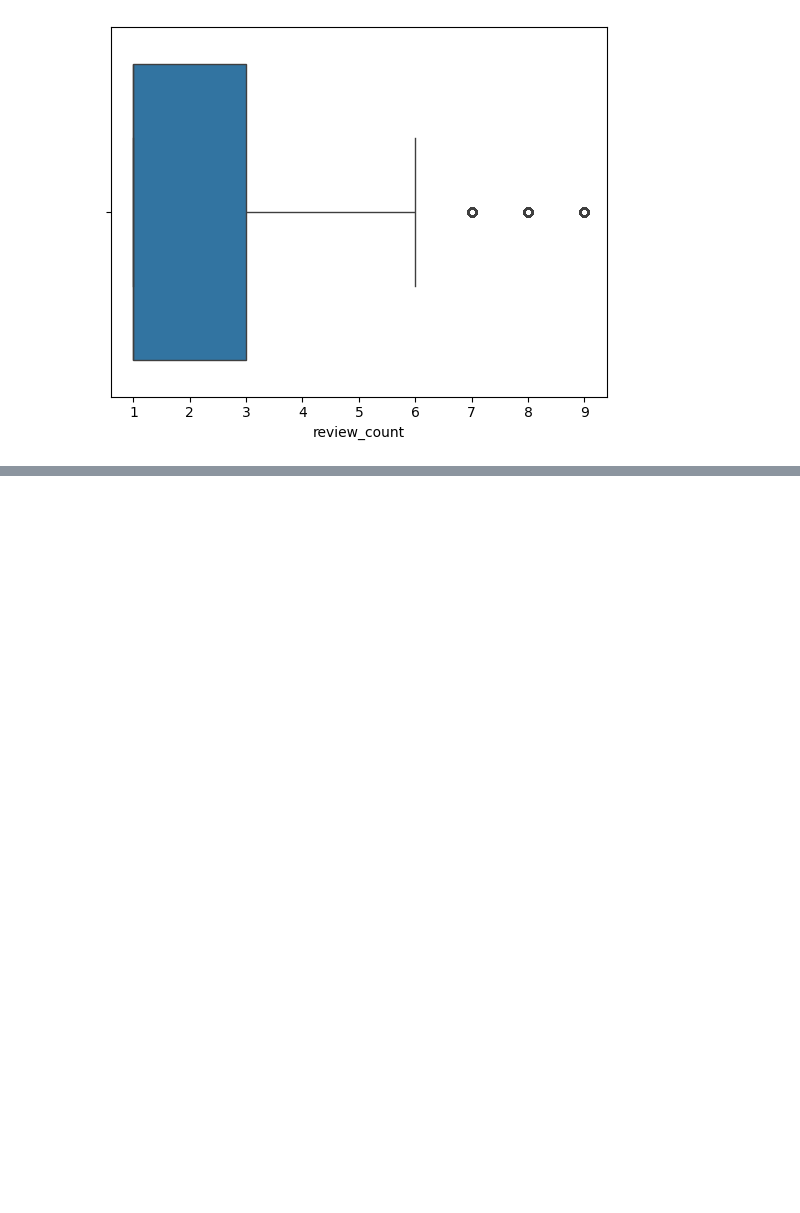
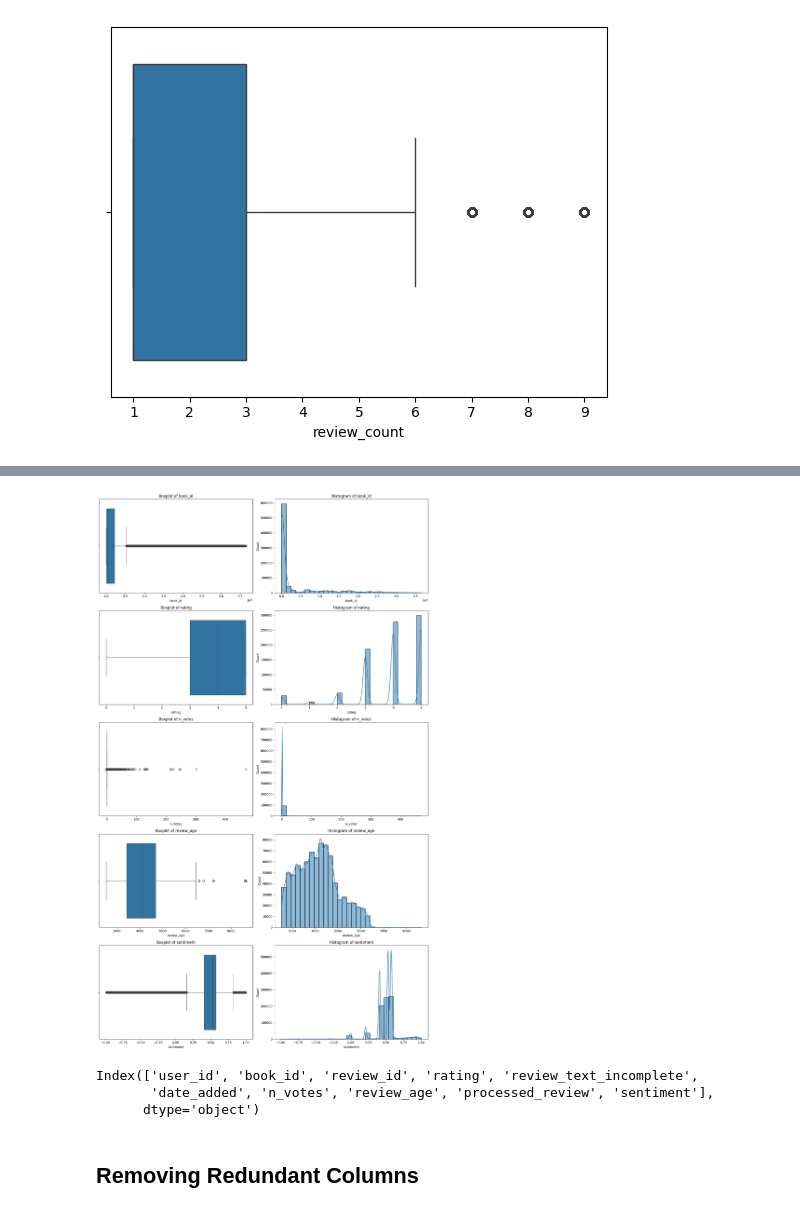
Before and after one commit to Pangerlanger/bt4222-books, a Jupyter notebook: sampling.ipynb, the cells around one changed output, grey strips where cells are left out. Saved outputs shown, nothing was run; the diff lists cells and outputs as text; code cells hidden in the pictures; blank space fills up the shorter version.

```diff
--- a/sampling.ipynb
+++ b/sampling.ipynb
@@ -81,0 +139,33 @@ sampled_interactions_df.head()
+# %%
+# Define function to plot distribution of numerical variables
+def plot_distributions(df):
+    # Select only numerical columns
+    numerical_cols = df.select_dtypes(['number']).columns
+
+    # Create subplots: one row for each feature, with both a boxplot and a histogram
+    n_cols = len(numerical_cols)
+    fig, axes = plt.subplots(n_cols, 2, figsize=(15, 5 * n_cols))
+
+    for i, col in enumerate(numerical_cols):
+        # Boxplot
+        sns.boxplot(data=df, x=col, ax=axes[i, 0])
+        axes[i, 0].set_title(f'Boxplot of {col}')
+
+        # Histogram
+        sns.histplot(data=df, x=col, bins=30, kde=True, ax=axes[i, 1])
+        axes[i, 1].set_title(f'Histogram of {col}')
+
+    plt.tight_layout()
+    plt.show()
+
+plot_distributions(sampled_interactions_df)
+# %% [output]
+[figure, added]
+# %%
+sampled_interactions_df.columns
+# %% [output]
+Index(['user_id', 'book_id', 'review_id', 'rating', 'review_text_incomplete',
+       'date_added', 'n_votes', 'review_age', 'processed_review', 'sentiment'],
+      dtype='object')
+# %% [markdown]
+## Removing Redundant Columns
```
Also changed, not shown: parts of 24 cells of this notebook.
